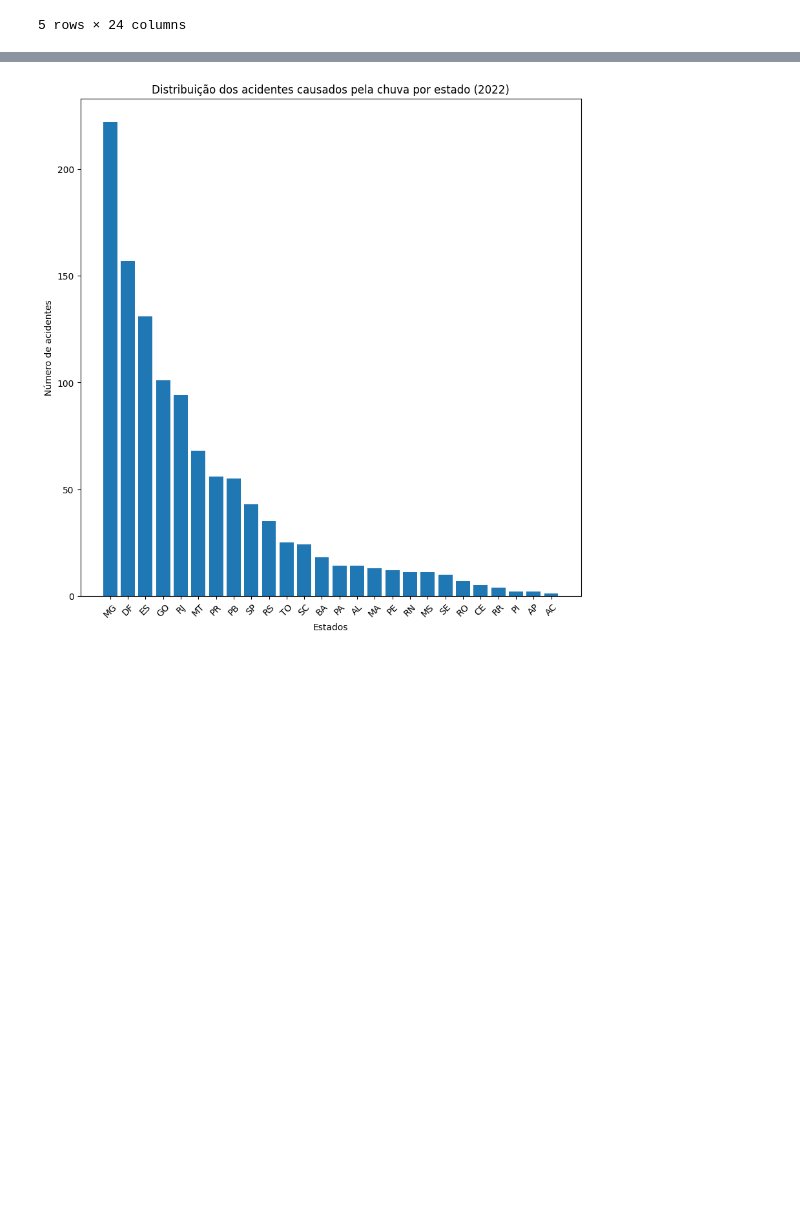
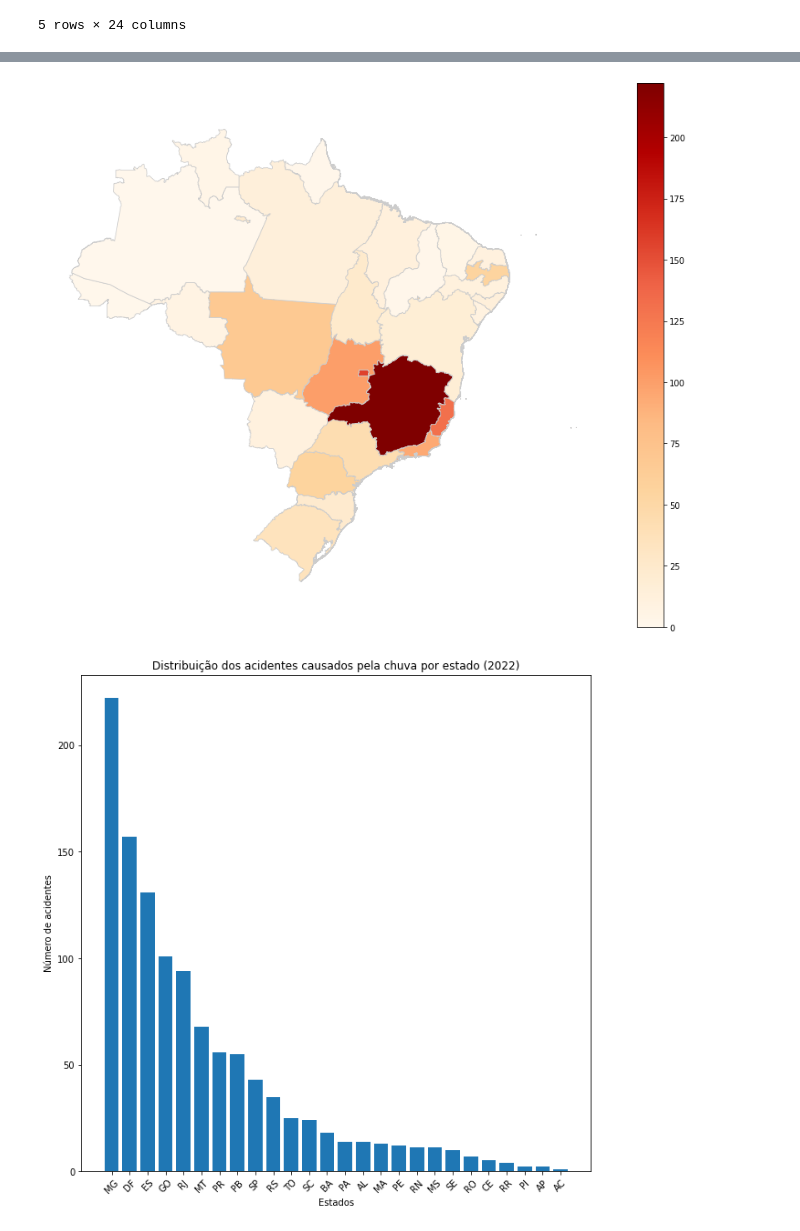
Before and after one commit to ciziks/traffic-accident-analysis, a Jupyter notebook: traffic-analysis.ipynb, the cells around one changed output, grey strips where cells are left out. Cells and saved outputs as stored; diff of their text form; code cells hidden in the pictures; blank space fills up the shorter version.

```diff
--- a/traffic-analysis.ipynb
+++ b/traffic-analysis.ipynb
@@ -117,3 +129,12 @@ df_chuva.head()
 | 175 | 1/6/2022 | quinta-feira | 15:05:00 | ES | DOMINGOS MARTINS | Chuva | Colisão frontal | ... |
 | 183 | 1/6/2022 | quinta-feira | 17:50:00 | GO | TEREZOPOLIS DE GOIAS | Chuva | Saída de leito carroçável | ... |
 5 rows × 24 columns
+# %%
+dados_grafico = pd.DataFrame({'Estado' : df_chuva['uf'].unique(),
+                             'Acidentes' : df_chuva['uf'].value_counts().tolist()})
+
+aux = {'Estado' : 'AM', 'Acidentes' : 0}
+
+dados_grafico = dados_grafico.append(aux, ignore_index = True)
+
+dados_grafico = dados_grafico.sort_values(by='Estado')
@@ -120,3 +161,17 @@ df_chuva.head()
+# %%
+br_states = gpd.read_file('data/gadm36_BRA_1.shp')
+br_states = br_states.sort_values(by='HASC_1')
+# %%
+br_states['Acidentes'] = dados_grafico['Acidentes'].tolist()
+br_states
+# %%
+fig, ax = plt.subplots(1, 1, figsize=(15, 12))
+br_states.plot(column='Acidentes', cmap='OrRd', linewidth=0.8, ax=ax, edgecolor='0.8', legend=True)
+ax.set_axis_off()
+
+leg = ax.get_legend()
+# %% [output]
+[figure, added]
 # %%
 plt.figure(figsize=(10, 10))
 plt.bar(df_chuva['uf'].unique(), df_chuva['uf'].value_counts())
```
Also changed, not shown: parts of 5 cells of this notebook, 2 other files.
